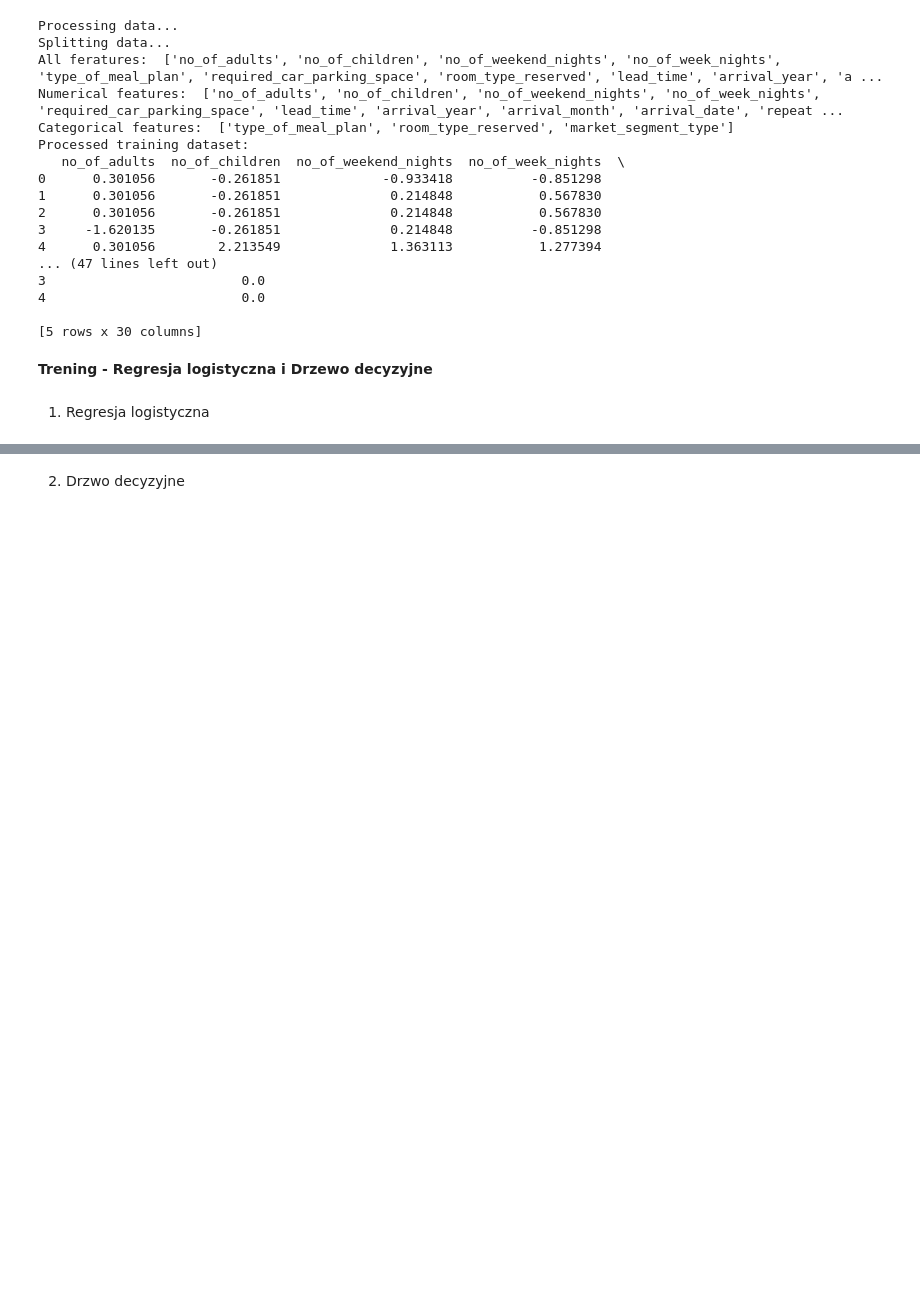
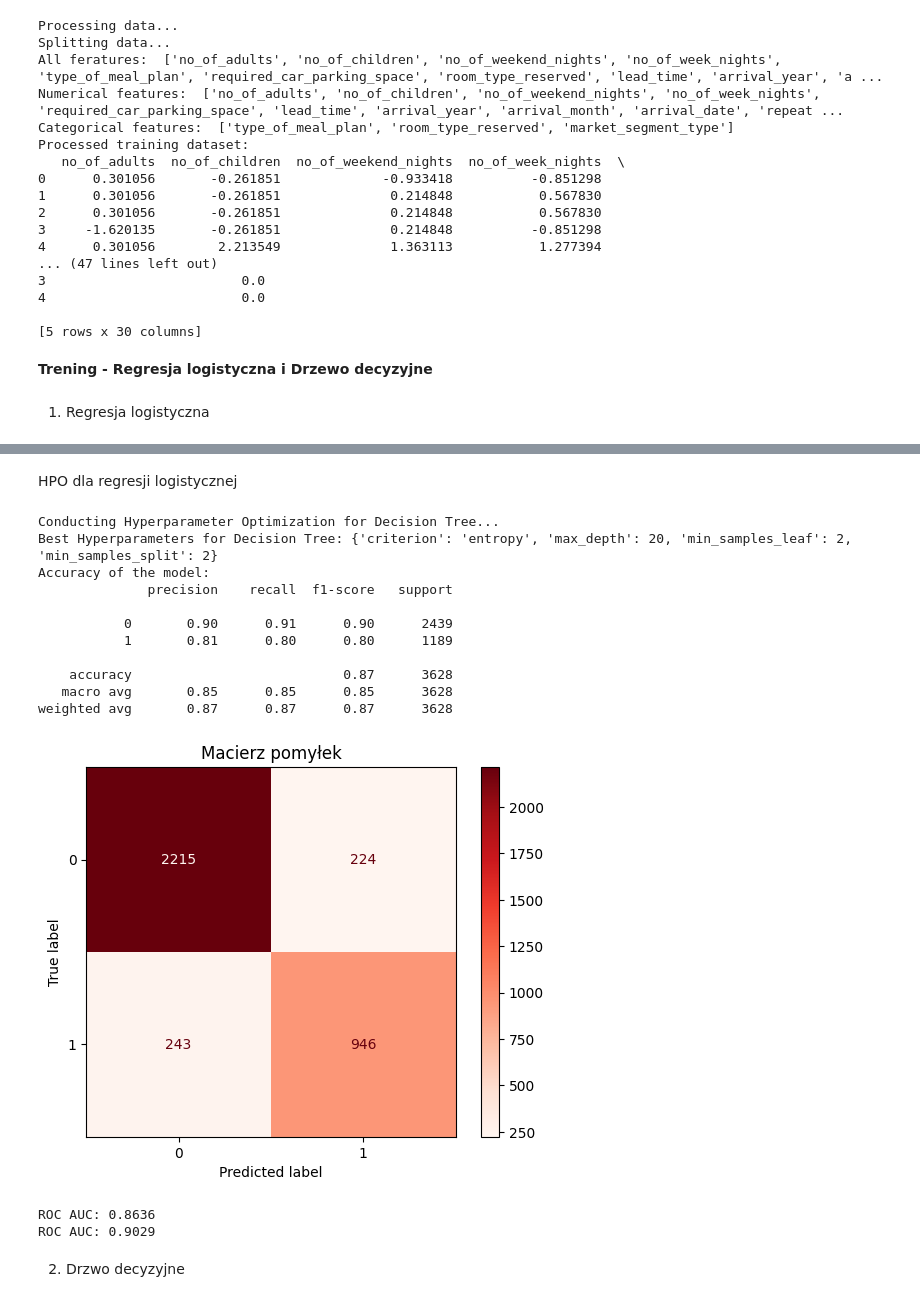
Before and after one commit to KsaweryKomasara/Projekt_KNDS, a Jupyter notebook: Nootebooks/main.ipynb, the cells around one changed output, grey strips where cells are left out. Drawn from its saved outputs; the diff is of its cells as text; code cells hidden in the pictures; blank space fills up the shorter version.

Commit message:
HPO for logistic regression

```diff
--- a/Nootebooks/main.ipynb
+++ b/Nootebooks/main.ipynb
@@ -288,3 +290,28 @@ weighted avg       0.80      0.81      0.80      3628
+# %% [markdown]
+HPO dla regresji logistycznej
+# %%
+best_logistic_regression_model = decisionTreeModel.conductHPO(X_train, y_train)
+y_pred_base = logistic_regression_model.predict_proba(X_test)[:, 1]
+y_pred_hpo = best_logistic_regression_model.predict_proba(X_test)[:, 1]
+modelDescription.modelBenchmark(best_logistic_regression_model, X_test, y_test)
+modelDescription.confusionMatrix(best_logistic_regression_model, X_test, y_test)
+modelDescription.show_roc_auc(y_test, y_pred_base)
+modelDescription.show_roc_auc(y_test, y_pred_hpo)
+# %% [output]
+Conducting Hyperparameter Optimization for Decision Tree...
+Best Hyperparameters for Decision Tree: {'criterion': 'entropy', 'max_depth': 20, 'min_samples_leaf': 2, 'min_samples_split': 2}
+Accuracy of the model:
+              precision    recall  f1-score   support
+
+           0       0.90      0.91      0.90      2439
+           1       0.81      0.80      0.80      1189
+
+    accuracy                           0.87      3628
+   macro avg       0.85      0.85      0.85      3628
+weighted avg       0.87      0.87      0.87      3628
+[figure, added]
+ROC AUC: 0.8636
+ROC AUC: 0.9029
 # %% [markdown]
 2. Drzwo decyzyjne
 # %%
```
Also changed, not shown: parts of 8 cells of this notebook, 8 other files.
